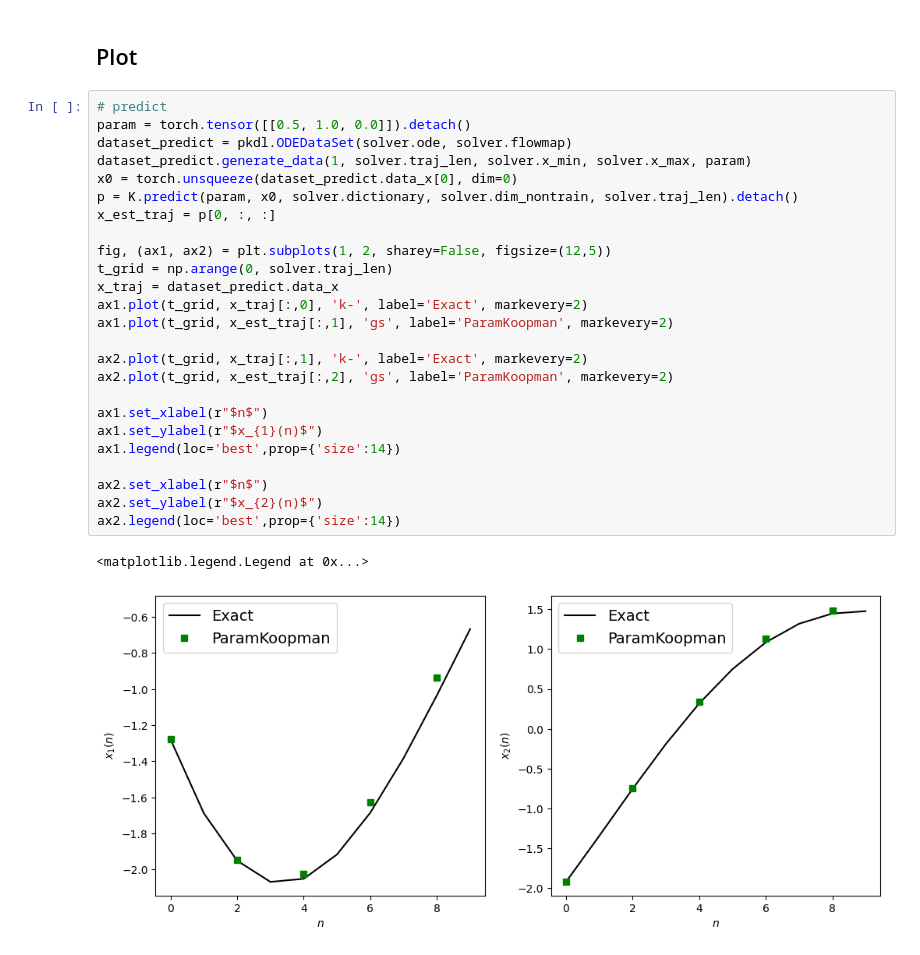
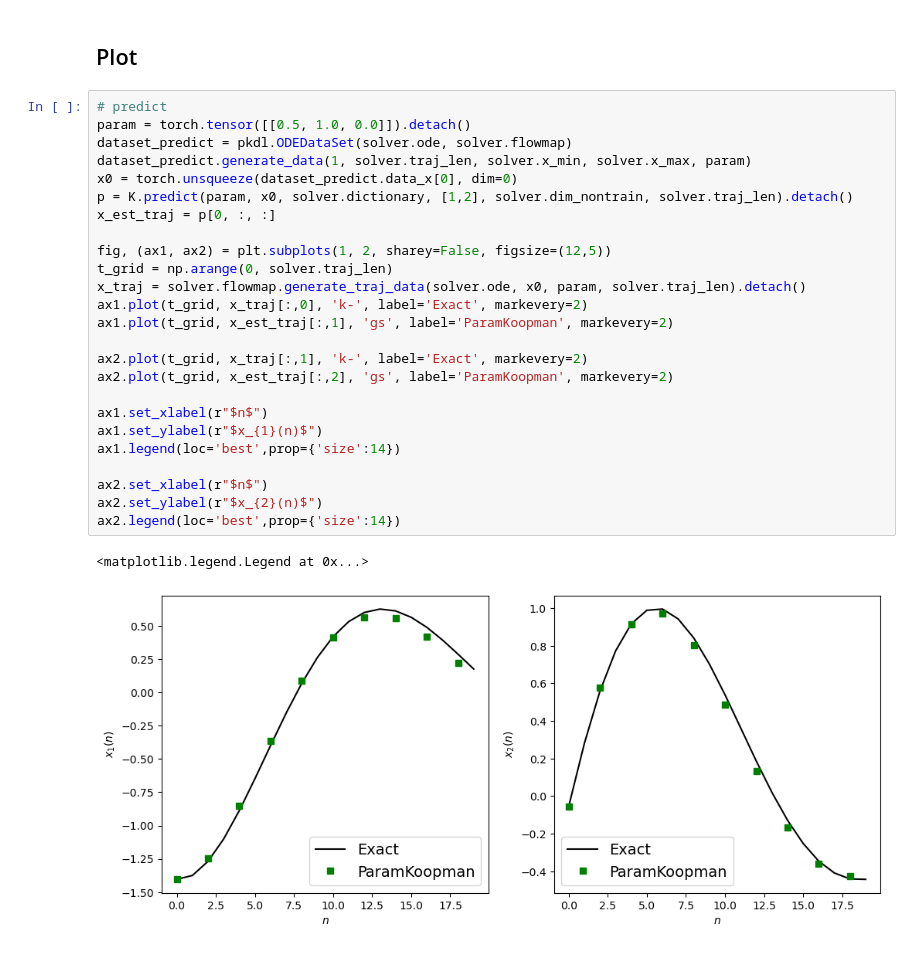
Before and after one commit to ReichtumQian/Para-Koopman-Learning, a Jupyter notebook: example/simple examples/ParamKoopmanDuffingOscillator.ipynb, the cells around one changed output. Saved outputs shown, nothing was run; the diff lists cells and outputs as text.

```diff
--- a/example/simple examples/ParamKoopmanDuffingOscillator.ipynb
+++ b/example/simple examples/ParamKoopmanDuffingOscillator.ipynb
@@ -18,28 +18,28 @@ CUDA is available. GPU is being used.
 # %%
 # predict
 param = torch.tensor([[0.5, 1.0, 0.0]]).detach()
 dataset_predict = pkdl.ODEDataSet(solver.ode, solver.flowmap)
 dataset_predict.generate_data(1, solver.traj_len, solver.x_min, solver.x_max, param)
 x0 = torch.unsqueeze(dataset_predict.data_x[0], dim=0)
-p = K.predict(param, x0, solver.dictionary, solver.dim_nontrain, solver.traj_len).detach()
+p = K.predict(param, x0, solver.dictionary, [1,2], solver.dim_nontrain, solver.traj_len).detach()
 x_est_traj = p[0, :, :]
 
 fig, (ax1, ax2) = plt.subplots(1, 2, sharey=False, figsize=(12,5))
 t_grid = np.arange(0, solver.traj_len)
-x_traj = dataset_predict.data_x
+x_traj = solver.flowmap.generate_traj_data(solver.ode, x0, param, solver.traj_len).detach()
 ax1.plot(t_grid, x_traj[:,0], 'k-', label='Exact', markevery=2)
 ax1.plot(t_grid, x_est_traj[:,1], 'gs', label='ParamKoopman', markevery=2)
 
 ax2.plot(t_grid, x_traj[:,1], 'k-', label='Exact', markevery=2)
 ax2.plot(t_grid, x_est_traj[:,2], 'gs', label='ParamKoopman', markevery=2)
 
 ax1.set_xlabel(r"$n$")
 ax1.set_ylabel(r"$x_{1}(n)$")
 ax1.legend(loc='best',prop={'size':14})
 
 ax2.set_xlabel(r"$n$")
 ax2.set_ylabel(r"$x_{2}(n)$")
 ax2.legend(loc='best',prop={'size':14})
 # %% [output]
 <matplotlib.legend.Legend at 0x...>
-[figure, old version]
+[figure, new version]
```
Also changed, not shown: 7 other files.
